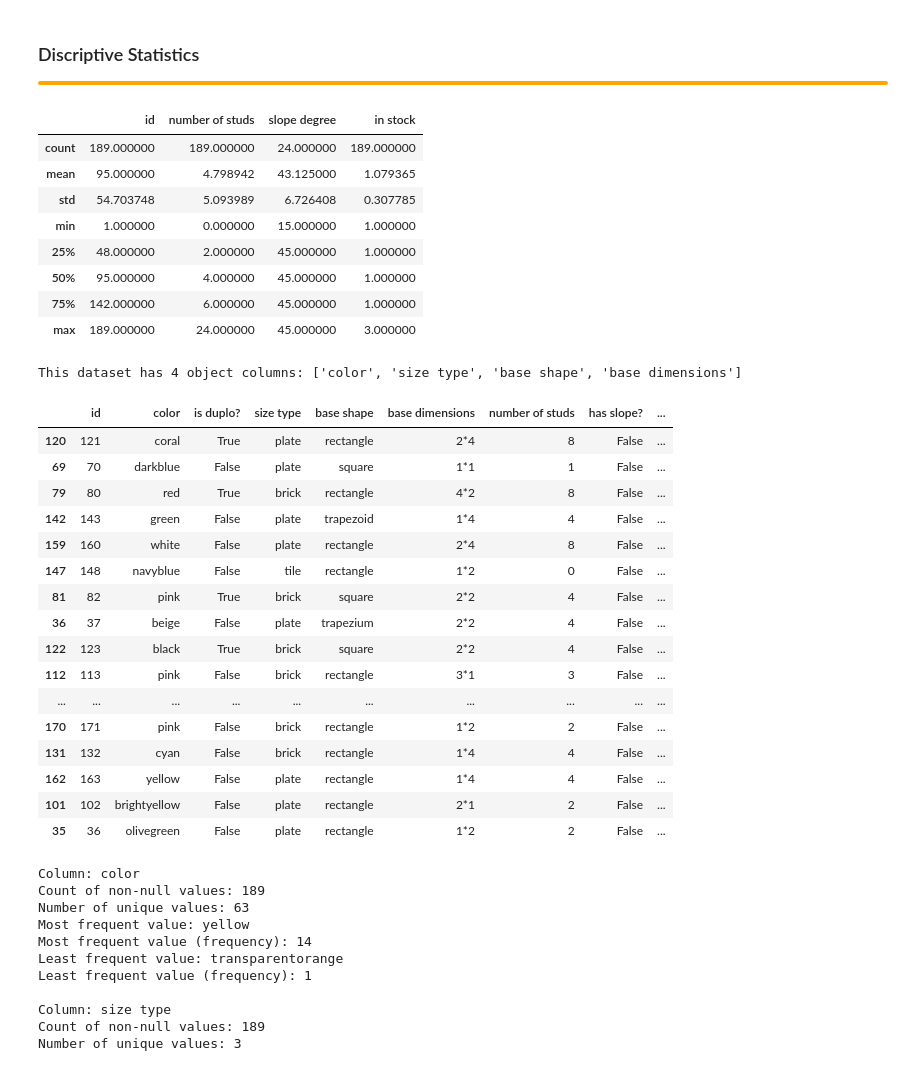
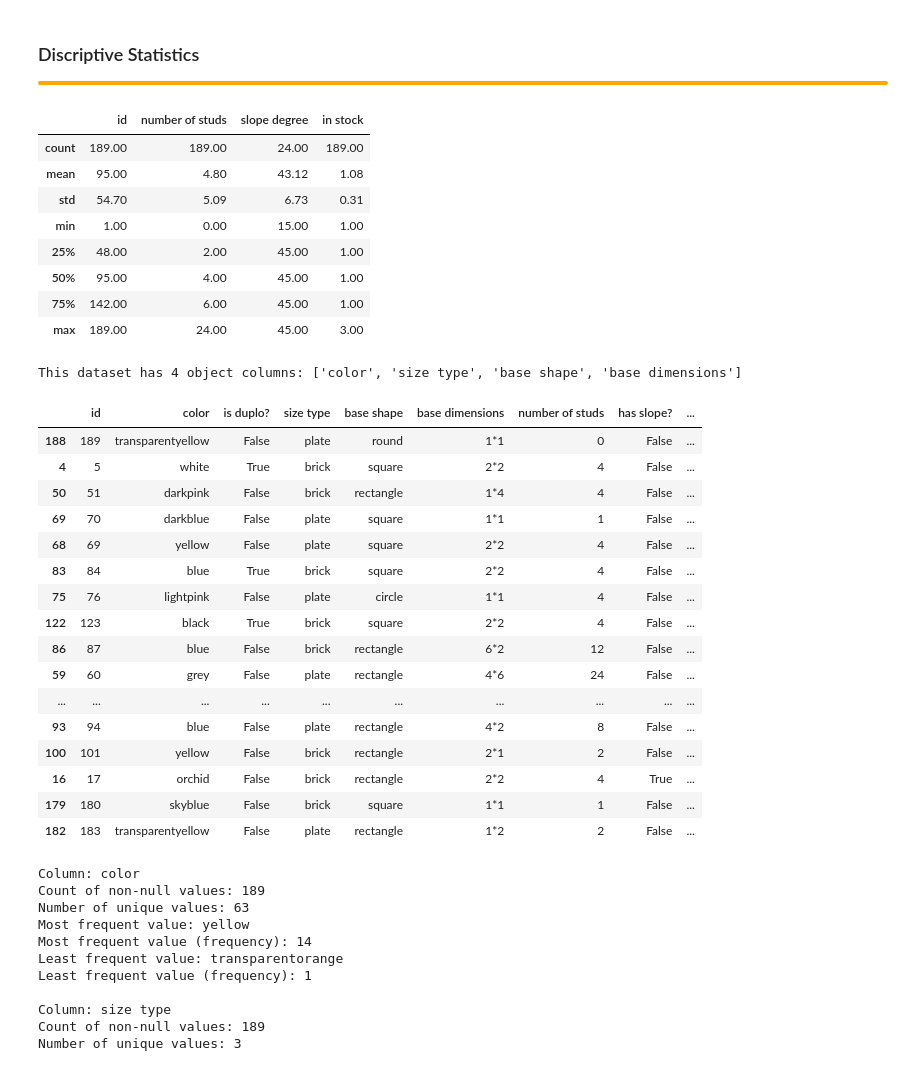
Before and after one commit to muratbek-kebtarum/ASDA_2025_Group_5_Portfolio, a Jupyter notebook: notebooks/week_03_group_5_notebook.ipynb, the cells around one changed output. Drawn from its saved outputs; the diff is of its cells as text; code cells hidden in the pictures.

Commit message:
roundup the values and minor changes in report

```diff
--- a/notebooks/week_03_group_5_notebook.ipynb
+++ b/notebooks/week_03_group_5_notebook.ipynb
@@ -384,17 +384,21 @@ dtype: int64
 </div>
 # %%
 # Numeric Columns
+# round up value
+pd.options.display.float_format = '{:.2f}'.format
+
+# describe values
 df.describe()
 # %% [output]
 |  | id | number of studs | slope degree | in stock |
-| count | 189.000000 | 189.000000 | 24.000000 | 189.000000 |
-| mean | 95.000000 | 4.798942 | 43.125000 | 1.079365 |
-| std | 54.703748 | 5.093989 | 6.726408 | 0.307785 |
-| min | 1.000000 | 0.000000 | 15.000000 | 1.000000 |
-| 25% | 48.000000 | 2.000000 | 45.000000 | 1.000000 |
-| 50% | 95.000000 | 4.000000 | 45.000000 | 1.000000 |
-| 75% | 142.000000 | 6.000000 | 45.000000 | 1.000000 |
-| max | 189.000000 | 24.000000 | 45.000000 | 3.000000 |
+| count | 189.00 | 189.00 | 24.00 | 189.00 |
+| mean | 95.00 | 4.80 | 43.12 | 1.08 |
+| std | 54.70 | 5.09 | 6.73 | 0.31 |
+| min | 1.00 | 0.00 | 15.00 | 1.00 |
+| 25% | 48.00 | 2.00 | 45.00 | 1.00 |
+| 50% | 95.00 | 4.00 | 45.00 | 1.00 |
+| 75% | 142.00 | 6.00 | 45.00 | 1.00 |
+| max | 189.00 | 24.00 | 45.00 | 3.00 |
 # %%
 #getting statistics on categorical/object columns
 obj_cols = df.select_dtypes(include='object').columns
@@ -405,22 +409,22 @@ This dataset has 4 object columns: ['color', 'size type', 'base shape', 'base di
 df.sample(20)
 # %% [output]
 |  | id | color | is duplo? | size type | base shape | base dimensions | number of studs | has slope? | ... |
-| 120 | 121 | coral | True | plate | rectangle | 2*4 | 8 | False | ... |
+| 188 | 189 | transparentyellow | False | plate | round | 1*1 | 0 | False | ... |
+| 4 | 5 | white | True | brick | square | 2*2 | 4 | False | ... |
+| 50 | 51 | darkpink | False | brick | rectangle | 1*4 | 4 | False | ... |
 | 69 | 70 | darkblue | False | plate | square | 1*1 | 1 | False | ... |
-| 79 | 80 | red | True | brick | rectangle | 4*2 | 8 | False | ... |
-| 142 | 143 | green | False | plate | trapezoid | 1*4 | 4 | False | ... |
-| 159 | 160 | white | False | plate | rectangle | 2*4 | 8 | False | ... |
-| 147 | 148 | navyblue | False | tile | rectangle | 1*2 | 0 | False | ... |
-| 81 | 82 | pink | True | brick | square | 2*2 | 4 | False | ... |
-| 36 | 37 | beige | False | plate | trapezium | 2*2 | 4 | False | ... |
+| 68 | 69 | yellow | False | plate | square | 2*2 | 4 | False | ... |
+| 83 | 84 | blue | True | brick | square | 2*2 | 4 | False | ... |
+| 75 | 76 | lightpink | False | plate | circle | 1*1 | 4 | False | ... |
 | 122 | 123 | black | True | brick | square | 2*2 | 4 | False | ... |
-| 112 | 113 | pink | False | brick | rectangle | 3*1 | 3 | False | ... |
+| 86 | 87 | blue | False | brick | rectangle | 6*2 | 12 | False | ... |
+| 59 | 60 | grey | False | plate | rectangle | 4*6 | 24 | False | ... |
 | ... | ... | ... | ... | ... | ... | ... | ... | ... | ... |
-| 170 | 171 | pink | False | brick | rectangle | 1*2 | 2 | False | ... |
-| 131 | 132 | cyan | False | brick | rectangle | 1*4 | 4 | False | ... |
-| 162 | 163 | yellow | False | plate | rectangle | 1*4 | 4 | False | ... |
-| 101 | 102 | brightyellow | False | plate | rectangle | 2*1 | 2 | False | ... |
-| 35 | 36 | olivegreen | False | plate | rectangle | 1*2 | 2 | False | ... |
+| 93 | 94 | blue | False | plate | rectangle | 4*2 | 8 | False | ... |
+| 100 | 101 | yellow | False | brick | rectangle | 2*1 | 2 | False | ... |
+| 16 | 17 | orchid | False | brick | rectangle | 2*2 | 4 | True | ... |
+| 179 | 180 | skyblue | False | brick | square | 1*1 | 1 | False | ... |
+| 182 | 183 | transparentyellow | False | plate | rectangle | 1*2 | 2 | False | ... |
 # %%
 #detailed statistics on object data
 for col in df.select_dtypes(include='object'):
```
Also changed, not shown: parts of 4 cells of this notebook, 2 other files.
